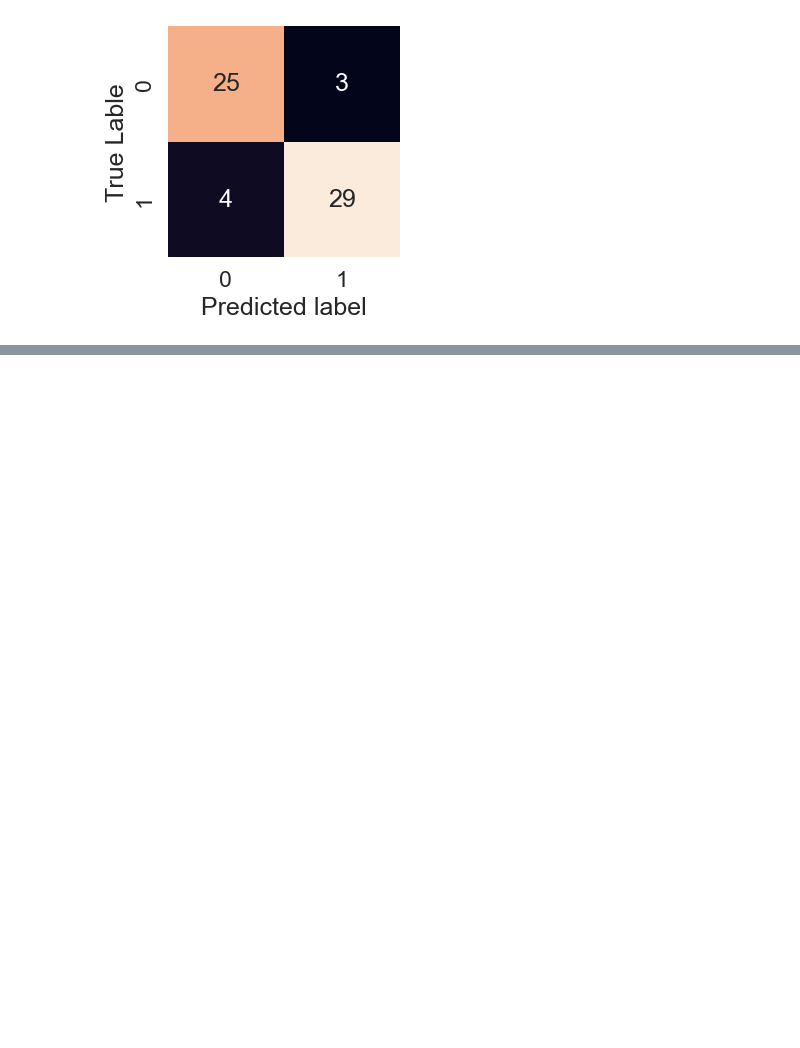
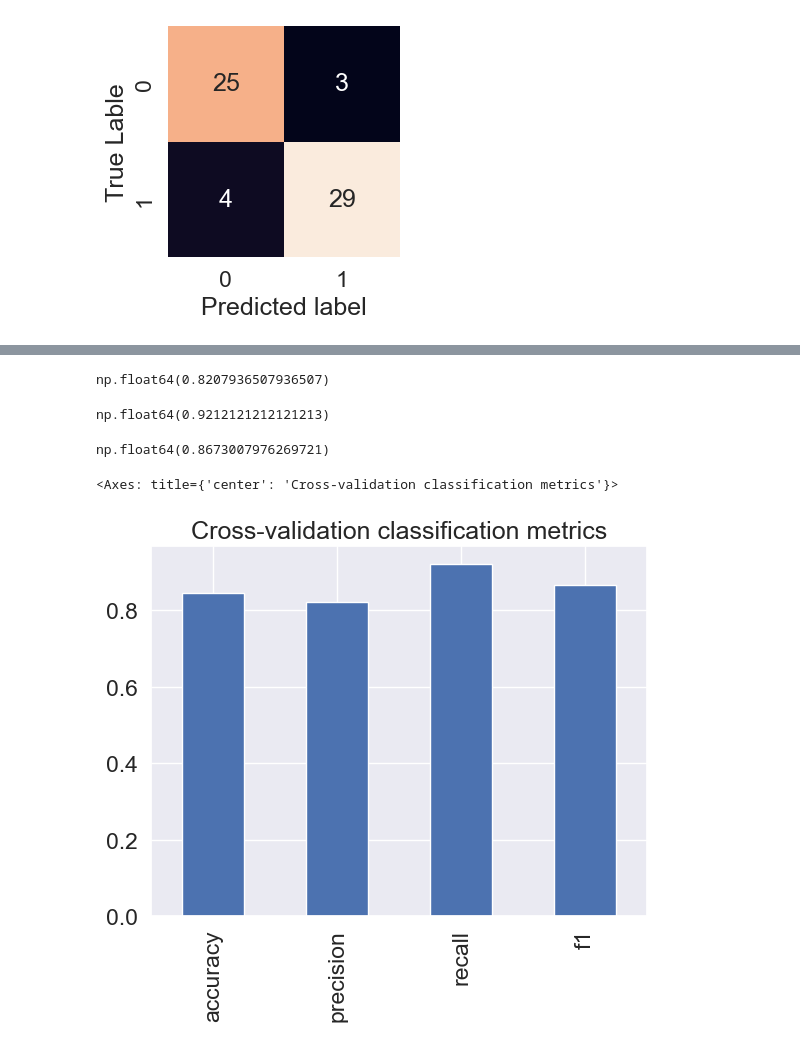
Before and after one commit to Abhi-pacific/Machine-learning-course, a Jupyter notebook: heart disease project/end_to_end_heart_disease.ipynb, the cells around one changed output, grey strips where cells are left out. Cells and saved outputs as stored; diff of their text form; code cells hidden in the pictures; blank space fills up the shorter version.

Commit message:
F1 Score and other metrics done.

```diff
--- a/heart disease project/end_to_end_heart_disease.ipynb
+++ b/heart disease project/end_to_end_heart_disease.ipynb
@@ -640,0 +688,46 @@ plot_conf_mat(y_preds,y_test)
+# %%
+cv_pre_score = np.mean(cv_pre)
+cv_pre_score
+# %% [output]
+np.float64(0.8207936507936507)
+# %%
+# cross validation recall
+cv_recall = cross_val_score(
+    clf,
+    x,
+    y,
+    cv = 5,
+    scoring="recall"
+)
+cv_recall_score = np.mean(cv_recall)
+cv_recall_score
+# %% [output]
+np.float64(0.9212121212121213)
+# %%
+# cross validation precision
+cv_f1 = cross_val_score(
+    clf,
+    x,
+    y,
+    cv = 5,
+    scoring="f1"
+)
+cv_f1_score = np.mean(cv_f1)
+cv_f1_score
+# %% [output]
+np.float64(0.8673007976269721)
+# %%
+# Visualize cross-validated metrics
+cv_metrics = pd.DataFrame(
+    {
+    'accuracy': cv_acc_score,
+    'precision': cv_pre_score,
+    'recall':cv_recall_score,
+    'f1':cv_f1_score
+    },index=[0]
+)
+# %%
+cv_metrics.T.plot.bar(legend=False,title='Cross-validation classification metrics')
+# %% [output]
+<Axes: title={'center': 'Cross-validation classification metrics'}>
+[figure, added]
```
Also changed, not shown: parts of 8 cells of this notebook.
